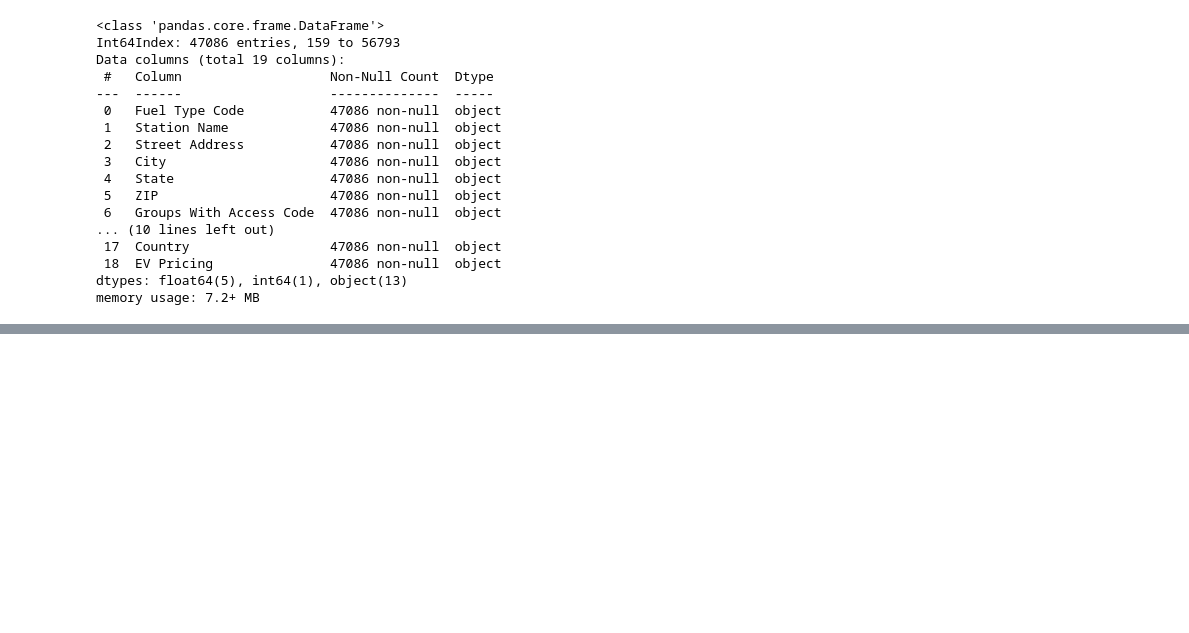
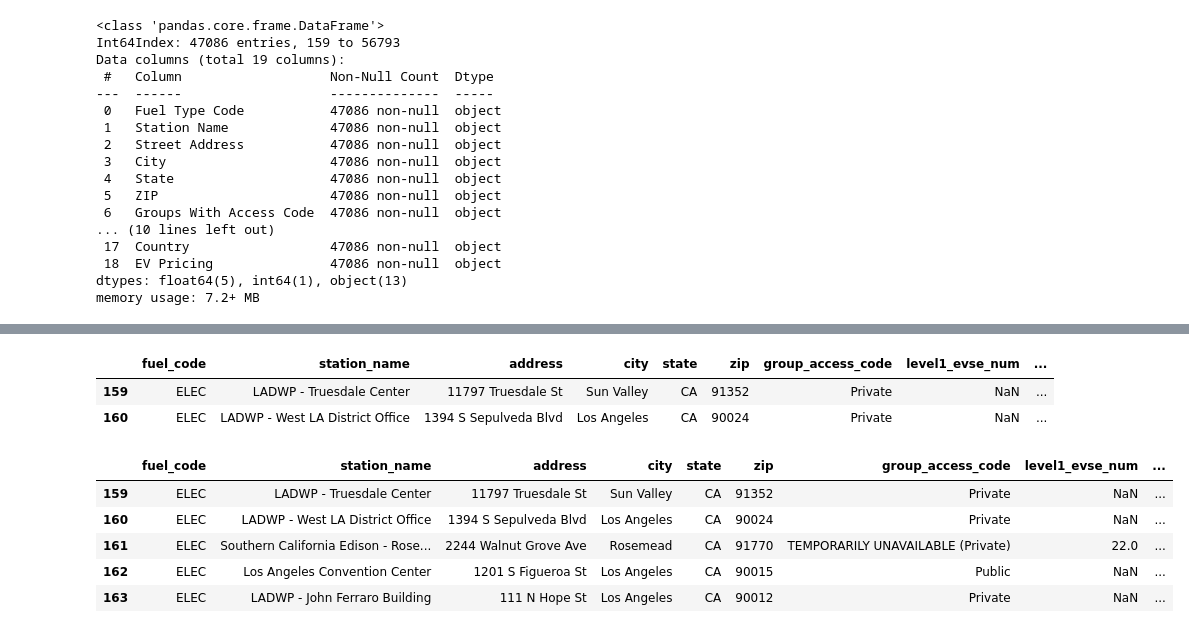
Before and after one commit to jeffakins/personal_projects, a Jupyter notebook: ev_charging_stations.ipynb, the cells around one changed output, grey strips where cells are left out. Saved outputs shown, nothing was run; the diff lists cells and outputs as text; code cells hidden in the pictures; blank space fills up the shorter version.

```diff
--- a/ev_charging_stations.ipynb
+++ b/ev_charging_stations.ipynb
@@ -454,0 +555,4 @@ ev_21.head()
+# %%
+# convert our date columns to datetime type
+ev_21.update_date = pd.to_datetime(ev_21.update_date)
+ev_21.open_date = pd.to_datetime(ev_21.open_date)
@@ -454,0 +579,6 @@ ev_21.head()
+# %%
+# Filling open_date null values with the update_date:
+ev_21.open_date = ev_21.open_date.fillna(value=ev_21.update_date)
+# convert our date columns to datetime type
+ev_21.update_date = pd.to_datetime(ev_21.update_date, utc=True)
+ev_21.open_date = pd.to_datetime(ev_21.open_date, utc=True)
@@ -454,0 +621,21 @@ ev_21.head()
+# %%
+ev_21['year_opened'] = ev_21.open_date.dt.year
+# %%
+ev_21.head(2)
+# %% [output]
+|  | fuel_code | station_name | address | city | state | zip | group_access_code | level1_evse_num | ... |
+| 159 | ELEC | LADWP - Truesdale Center | 11797 Truesdale St | Sun Valley | CA | 91352 | Private | NaN | ... |
+| 160 | ELEC | LADWP - West LA District Office | 1394 S Sepulveda Blvd | Los Angeles | CA | 90024 | Private | NaN | ... |
+# %%
+# Stripping off the timestamp of rows with dates:
+ev_21.update_date = ev_21.update_date.dt.date
+ev_21.open_date = ev_21.open_date.dt.date
+# %%
+ev_21.head()
+# %% [output]
+|  | fuel_code | station_name | address | city | state | zip | group_access_code | level1_evse_num | ... |
+| 159 | ELEC | LADWP - Truesdale Center | 11797 Truesdale St | Sun Valley | CA | 91352 | Private | NaN | ... |
+| 160 | ELEC | LADWP - West LA District Office | 1394 S Sepulveda Blvd | Los Angeles | CA | 90024 | Private | NaN | ... |
+| 161 | ELEC | Southern California Edison - Rose... | 2244 Walnut Grove Ave | Rosemead | CA | 91770 | TEMPORARILY UNAVAILABLE (Private) | 22.0 | ... |
+| 162 | ELEC | Los Angeles Convention Center | 1201 S Figueroa St | Los Angeles | CA | 90015 | Public | NaN | ... |
+| 163 | ELEC | LADWP - John Ferraro Building | 111 N Hope St | Los Angeles | CA | 90012 | Private | NaN | ... |
```
Also changed, not shown: parts of 26 cells of this notebook.
